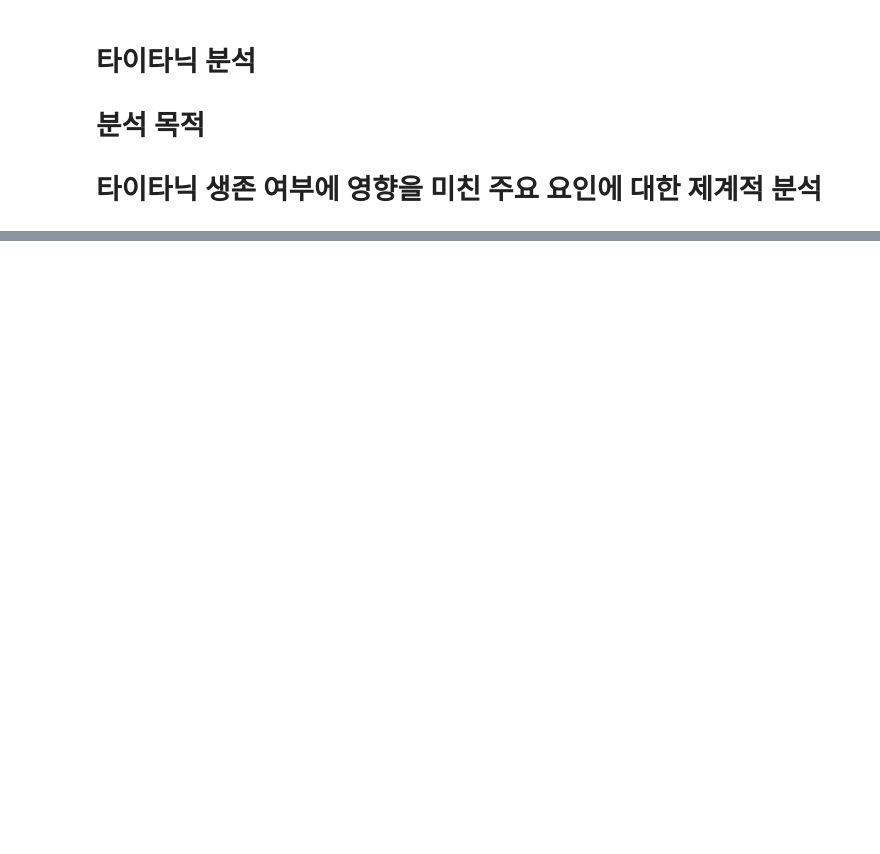
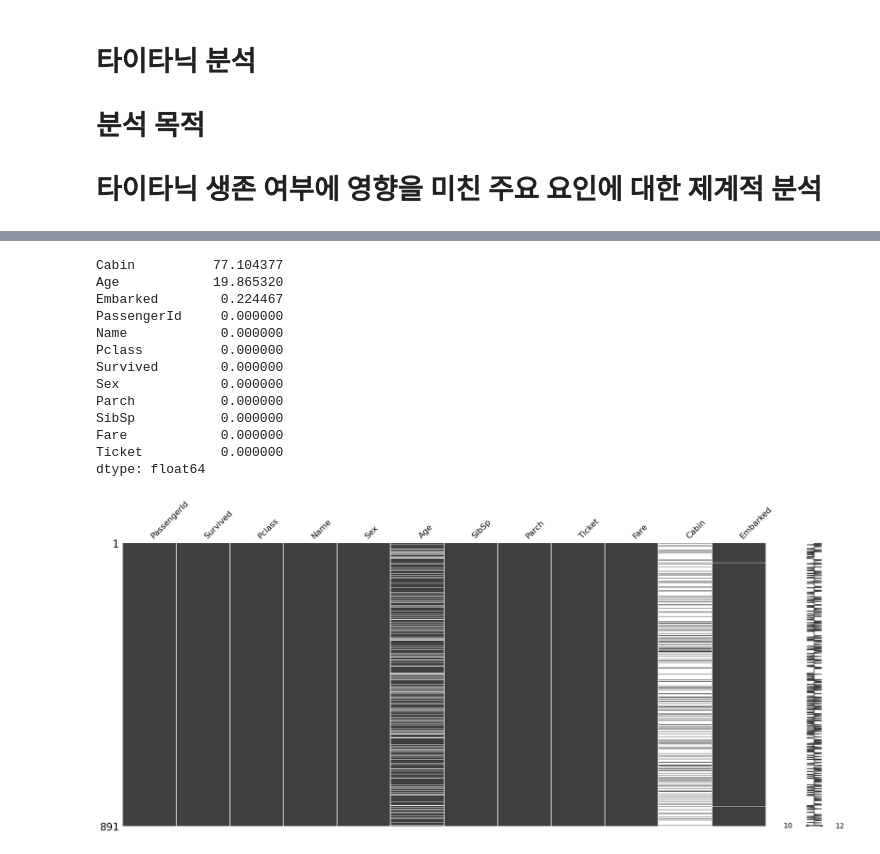
Before and after one commit to n3316202/Gwangsu-AI-Academy-teacher, a Jupyter notebook: 06.EDA-분석/01-데이터분석-탐색적분석(EDA)-타이타닉.ipynb, the cells around one changed output, grey strips where cells are left out. Cells and saved outputs as stored; diff of their text form; code cells hidden in the pictures; blank space fills up the shorter version.

```diff
--- a/06.EDA-분석/01-데이터분석-탐색적분석(EDA)-타이타닉.ipynb
+++ b/06.EDA-분석/01-데이터분석-탐색적분석(EDA)-타이타닉.ipynb
@@ -60,0 +38,31 @@ memory usage: 83.7+ KB
+# %%
+import missingno as msno
+# 2-2) 정제 (결측치, 이상치)
+df_train.isnull().sum()
+msno.matrix(df_train)
+
+missing_pct = (df_train.isnull().sum() / len(df_train) * 100).sort_values(ascending=False)
+print(missing_pct)
+
+# 1)순수 데이터 분석만 할시는 데이터 정제 및 결측치 이상치 처리할 필요 없음
+
+# Age 결측치 처리
+
+
+# 3. EDA 분석
+# 4. 통계적분 분석
+# %% [output]
+Cabin          77.104377
+Age            19.865320
+Embarked        0.224467
+PassengerId     0.000000
+Name            0.000000
+Pclass          0.000000
+Survived        0.000000
+Sex             0.000000
+Parch           0.000000
+SibSp           0.000000
+Fare            0.000000
+Ticket          0.000000
+dtype: float64
+[figure, added]
```
Also changed, not shown: parts of 2 cells of this notebook.
